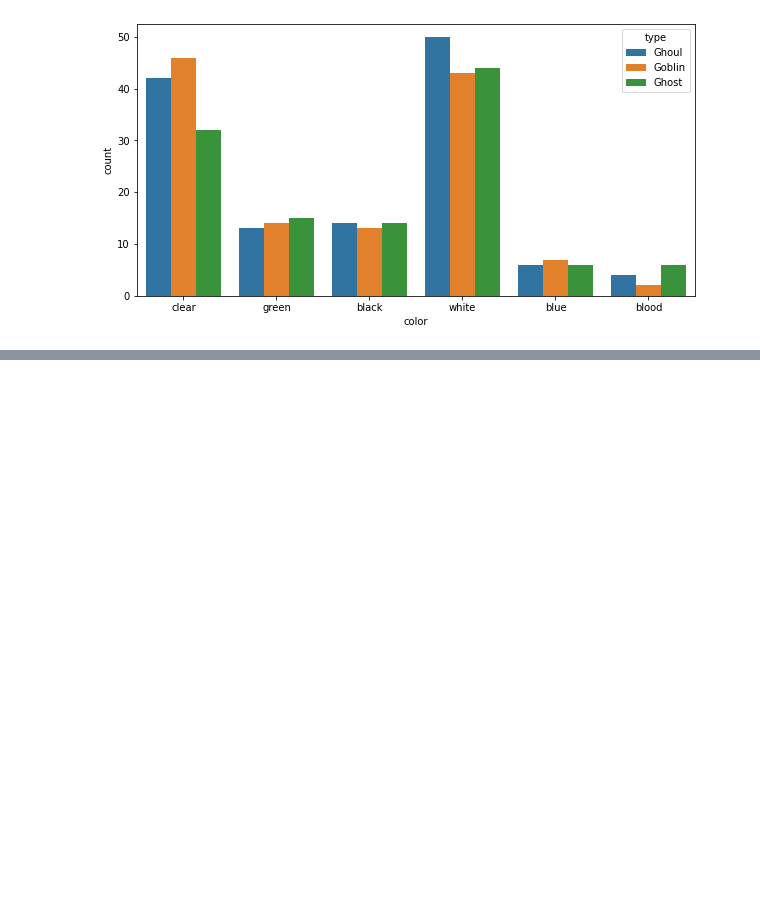
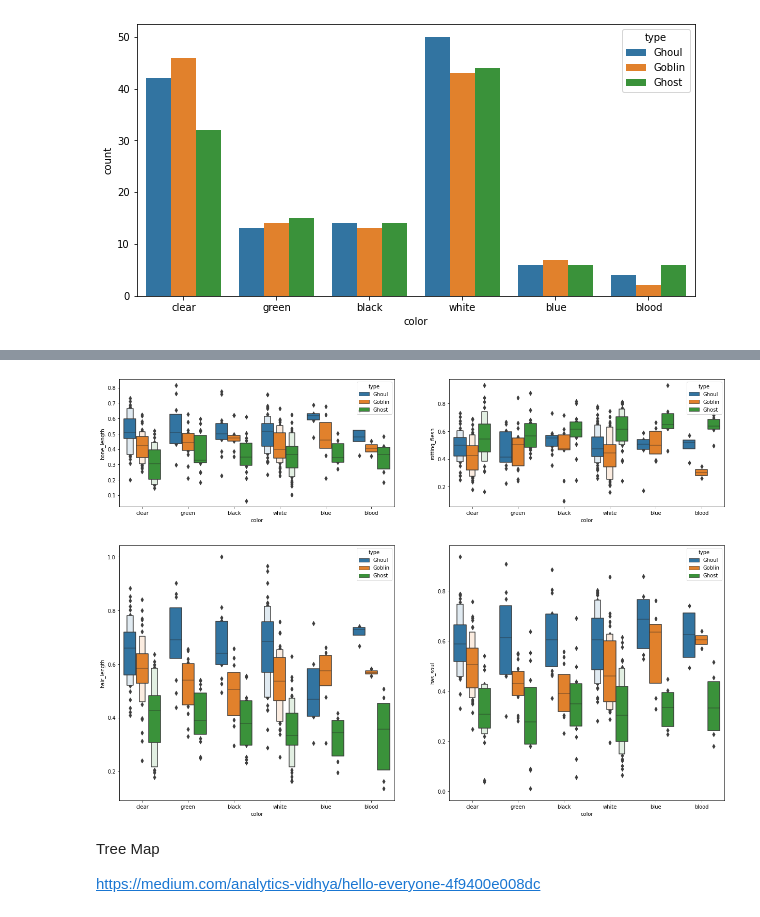
Before and after one commit to poolGolez/project-roosevelt, a Jupyter notebook: ghosts-goblins-ghosts-gotcha.ipynb, the cells around one changed output, grey strips where cells are left out. Cells and saved outputs as stored; diff of their text form; code cells hidden in the pictures; blank space fills up the shorter version.

```diff
--- a/ghosts-goblins-ghosts-gotcha.ipynb
+++ b/ghosts-goblins-ghosts-gotcha.ipynb
@@ -324,0 +337,13 @@ def plot_heatmap(x, y, **kwds):
+# %%
+fig, axs = plt.subplot_mosaic("AB;CD", figsize=(21, 15),
+                             gridspec_kw={'height_ratios': [1, 2]})
+
+all_cols = ["bone_length", "rotting_flesh", "hair_length", "has_soul"]
+for ax, other_col in zip(axs.values(), all_cols):
+    sns.boxenplot(data=df, x="color", y=other_col, hue="type", ax=ax)
+# %% [output]
+[figure, added]
+# %% [markdown]
+Tree Map
+
+https://medium.com/analytics-vidhya/hello-everyone-4f9400e008dc
```
Also changed, not shown: parts of 8 cells of this notebook.
